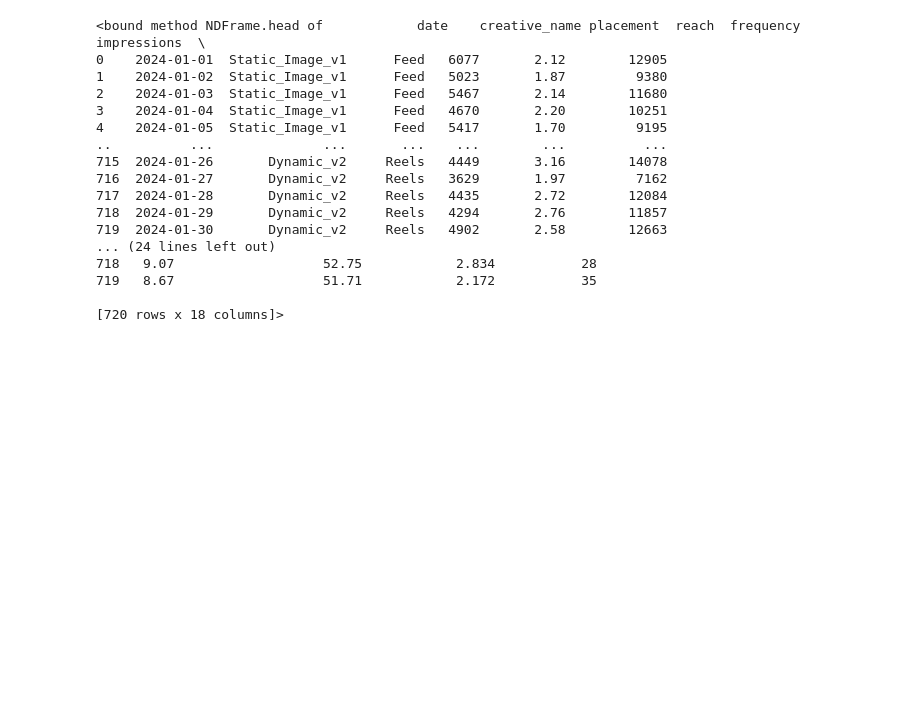
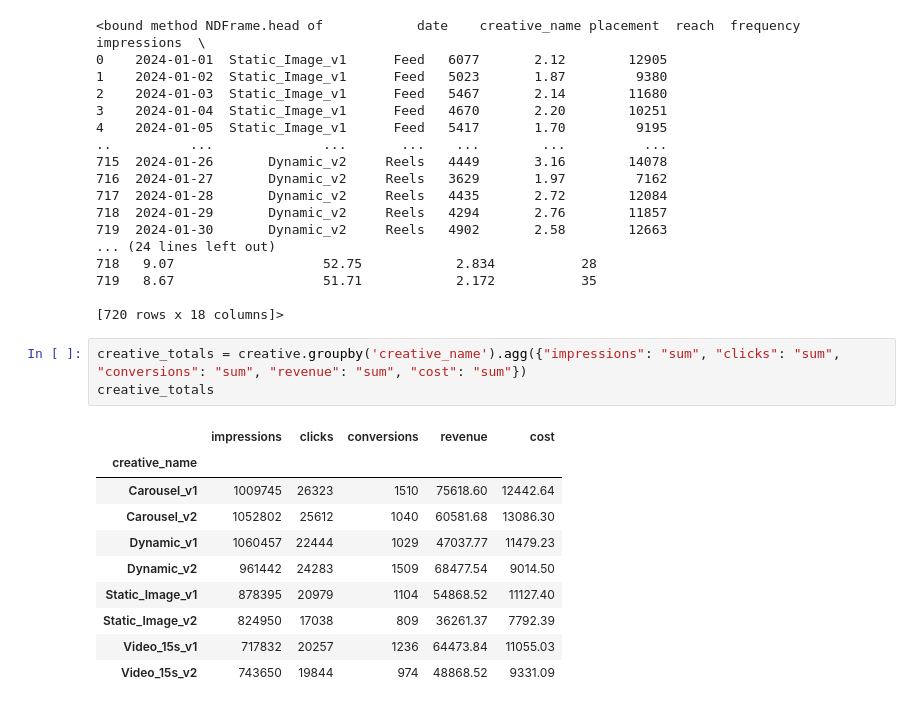
Before and after one commit to rakeshtparayil/marketing_analytics, a Jupyter notebook: Creative_testing_framework.ipynb, the cells around one changed output. Drawn from its saved outputs; the diff is of its cells as text; blank space fills up the shorter version.

```diff
--- a/Creative_testing_framework.ipynb
+++ b/Creative_testing_framework.ipynb
@@ -257,3 +257,17 @@ creative.head
 719   8.67                   51.71            2.172           35
 
 [720 rows x 18 columns]>
+# %%
+creative_totals = creative.groupby('creative_name').agg({"impressions": "sum", "clicks": "sum", "conversions": "sum", "revenue": "sum", "cost": "sum"})
+creative_totals
+# %% [output]
+|  | impressions | clicks | conversions | revenue | cost |
+| creative_name |  |  |  |  |  |
+| Carousel_v1 | 1009745 | 26323 | 1510 | 75618.60 | 12442.64 |
+| Carousel_v2 | 1052802 | 25612 | 1040 | 60581.68 | 13086.30 |
+| Dynamic_v1 | 1060457 | 22444 | 1029 | 47037.77 | 11479.23 |
+| Dynamic_v2 | 961442 | 24283 | 1509 | 68477.54 | 9014.50 |
+| Static_Image_v1 | 878395 | 20979 | 1104 | 54868.52 | 11127.40 |
+| Static_Image_v2 | 824950 | 17038 | 809 | 36261.37 | 7792.39 |
+| Video_15s_v1 | 717832 | 20257 | 1236 | 64473.84 | 11055.03 |
+| Video_15s_v2 | 743650 | 19844 | 974 | 48868.52 | 9331.09 |
```
Also changed, not shown: parts of 2 cells of this notebook.
